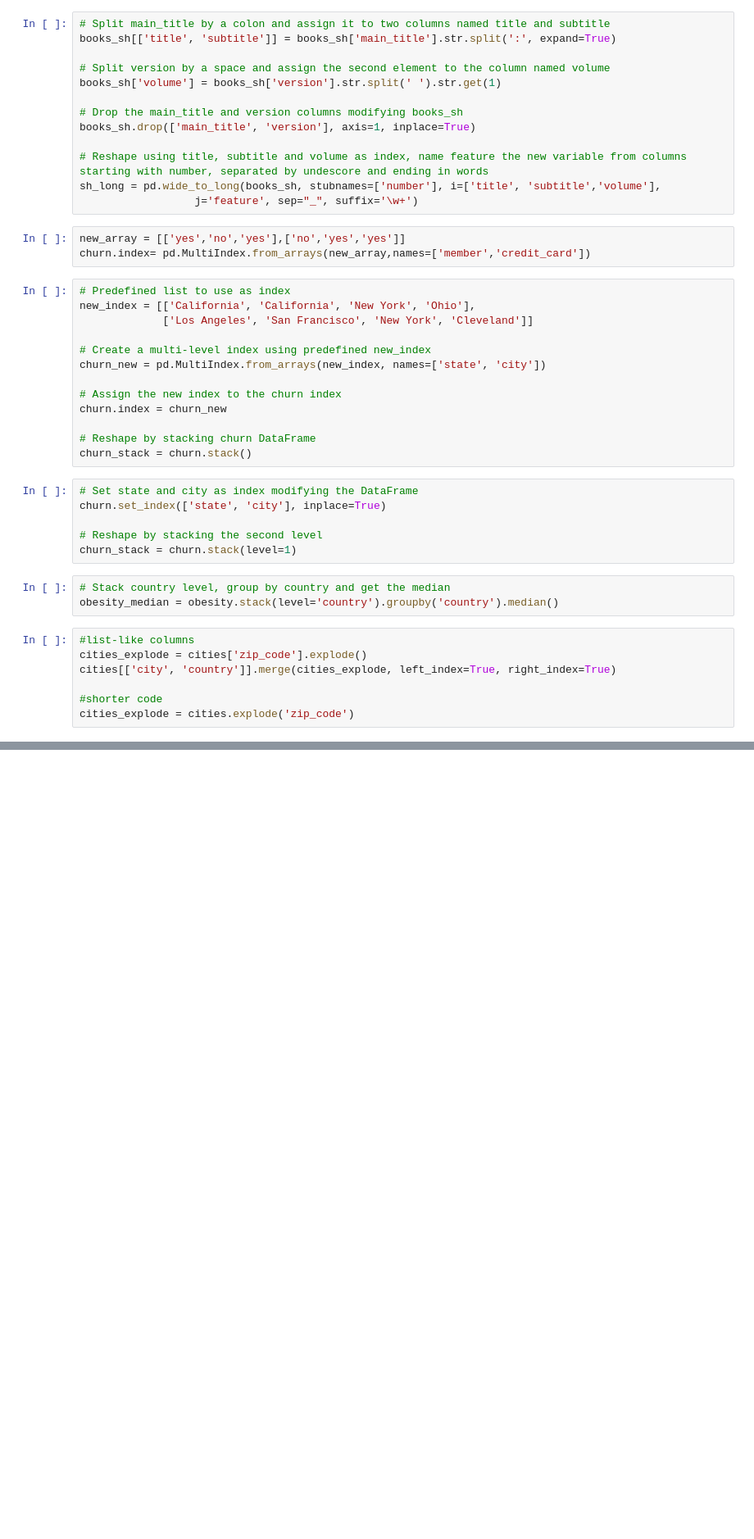
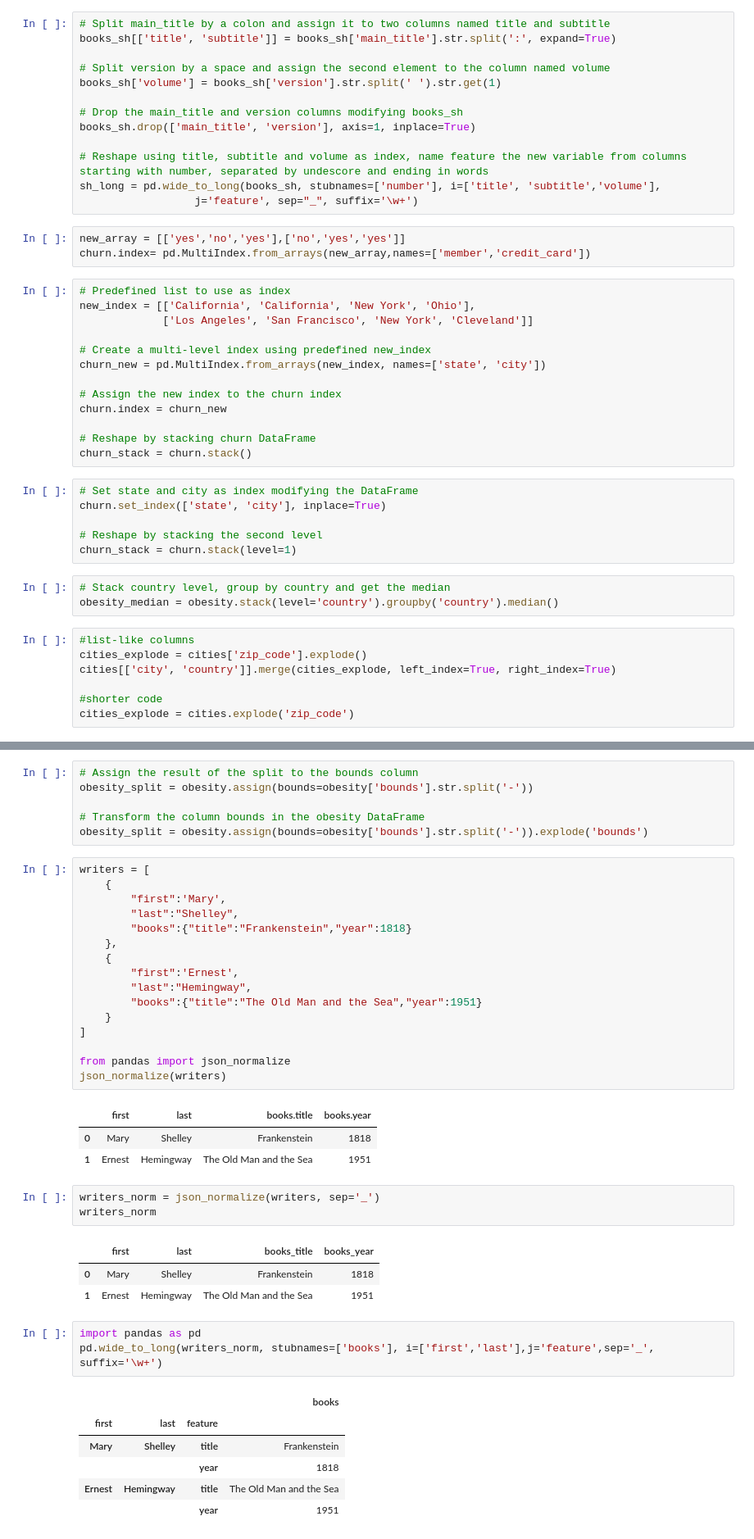
Before and after one commit to ecuerbo/pyprac, a Jupyter notebook: datacamp/reshaping-data.ipynb, the cells around one changed output, grey strips where cells are left out. Shown: that part at 82% size. Drawn from its saved outputs; the diff is of its cells as text; blank space fills up the shorter version.

```diff
--- a/datacamp/reshaping-data.ipynb
+++ b/datacamp/reshaping-data.ipynb
@@ -144,0 +158,43 @@ cities_explode = cities.explode('zip_code')
+# %%
+# Assign the result of the split to the bounds column
+obesity_split = obesity.assign(bounds=obesity['bounds'].str.split('-'))
+
+# Transform the column bounds in the obesity DataFrame
+obesity_split = obesity.assign(bounds=obesity['bounds'].str.split('-')).explode('bounds')
+# %%
+writers = [
+    {
+        "first":'Mary',
+        "last":"Shelley",
+        "books":{"title":"Frankenstein","year":1818}
+    },
+    {
+        "first":'Ernest',
+        "last":"Hemingway",
+        "books":{"title":"The Old Man and the Sea","year":1951}
+    }
+]
+
+from pandas import json_normalize
+json_normalize(writers)
+# %% [output]
+|  | first | last | books.title | books.year |
+| 0 | Mary | Shelley | Frankenstein | 1818 |
+| 1 | Ernest | Hemingway | The Old Man and the Sea | 1951 |
+# %%
+writers_norm = json_normalize(writers, sep='_')
+writers_norm
+# %% [output]
+|  | first | last | books_title | books_year |
+| 0 | Mary | Shelley | Frankenstein | 1818 |
+| 1 | Ernest | Hemingway | The Old Man and the Sea | 1951 |
+# %%
+import pandas as pd
+pd.wide_to_long(writers_norm, stubnames=['books'], i=['first','last'],j='feature',sep='_', suffix='\w+')
+# %% [output]
+|  |  |  | books |
+| first | last | feature |  |
+| Mary | Shelley | title | Frankenstein |
+|  |  | year | 1818 |
+| Ernest | Hemingway | title | The Old Man and the Sea |
+|  |  | year | 1951 |
```
Also changed, not shown: parts of 17 cells of this notebook, 1 other file.
